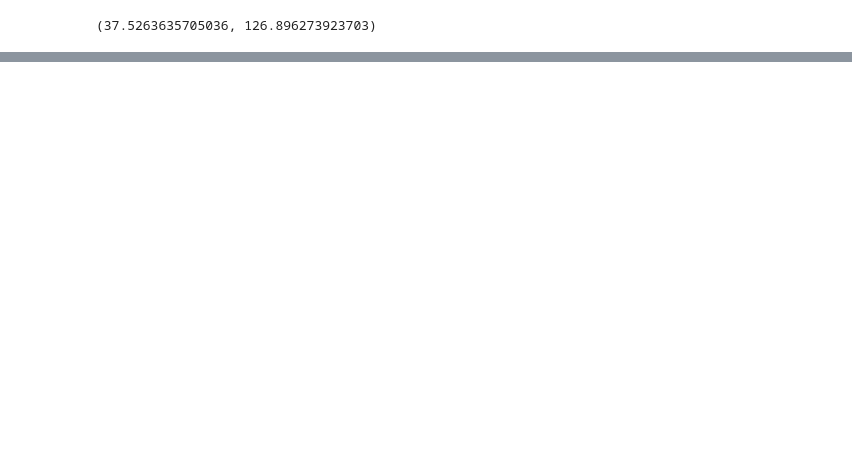
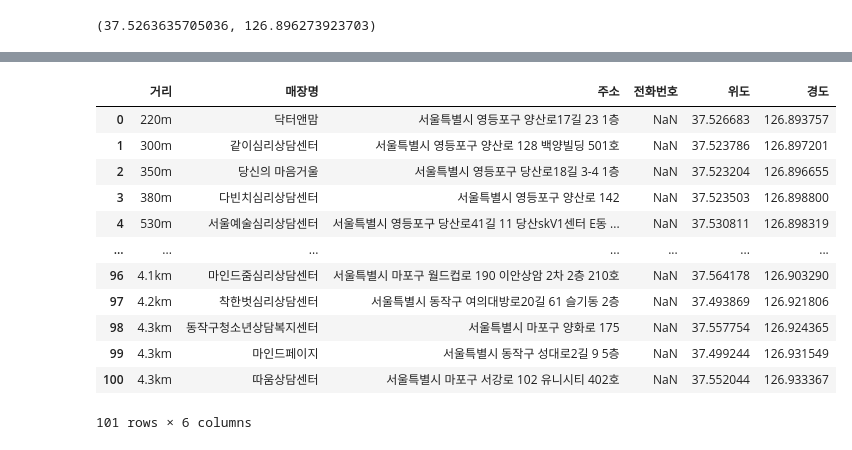
Before and after one commit to bong9C/2nd-project, a Jupyter notebook: get_market_info1.ipynb, the cells around one changed output, grey strips where cells are left out. Cells and saved outputs as stored; diff of their text form; code cells hidden in the pictures; blank space fills up the shorter version.

```diff
--- a/get_market_info1.ipynb
+++ b/get_market_info1.ipynb
@@ -214,0 +237,3 @@ AttributeError: 'NoneType' object has no attribute 'get_text'
+# %%
+df = pd.read_csv('data/상담센터.csv')
+df.head()
@@ -214,0 +247,17 @@ AttributeError: 'NoneType' object has no attribute 'get_text'
+# %%
+df.drop(['Unnamed: 0'], axis = 1, inplace = True)
+df
+# %% [output]
+|  | 거리 | 매장명 | 주소 | 전화번호 | 위도 | 경도 |
+| 0 | 220m | 닥터앤맘 | 서울특별시 영등포구 양산로17길 23 1층 | NaN | 37.526683 | 126.893757 |
+| 1 | 300m | 같이심리상담센터 | 서울특별시 영등포구 양산로 128 백양빌딩 501호 | NaN | 37.523786 | 126.897201 |
+| 2 | 350m | 당신의 마음거울 | 서울특별시 영등포구 당산로18길 3-4 1층 | NaN | 37.523204 | 126.896655 |
+| 3 | 380m | 다빈치심리상담센터 | 서울특별시 영등포구 양산로 142 | NaN | 37.523503 | 126.898800 |
+| 4 | 530m | 서울예술심리상담센터 | 서울특별시 영등포구 당산로41길 11 당산skV1센터 E동 ... | NaN | 37.530811 | 126.898319 |
+| ... | ... | ... | ... | ... | ... | ... |
+| 96 | 4.1km | 마인드줌심리상담센터 | 서울특별시 마포구 월드컵로 190 이안상암 2차 2층 210호 | NaN | 37.564178 | 126.903290 |
+| 97 | 4.2km | 착한벗심리상담센터 | 서울특별시 동작구 여의대방로20길 61 슬기동 2층 | NaN | 37.493869 | 126.921806 |
+| 98 | 4.3km | 동작구청소년상담복지센터 | 서울특별시 마포구 양화로 175 | NaN | 37.557754 | 126.924365 |
+| 99 | 4.3km | 마인드페이지 | 서울특별시 동작구 성대로2길 9 5층 | NaN | 37.499244 | 126.931549 |
+| 100 | 4.3km | 따움상담센터 | 서울특별시 마포구 서강로 102 유니시티 402호 | NaN | 37.552044 | 126.933367 |
+101 rows × 6 columns
```
Also changed, not shown: parts of 19 cells of this notebook, 1 other file.
